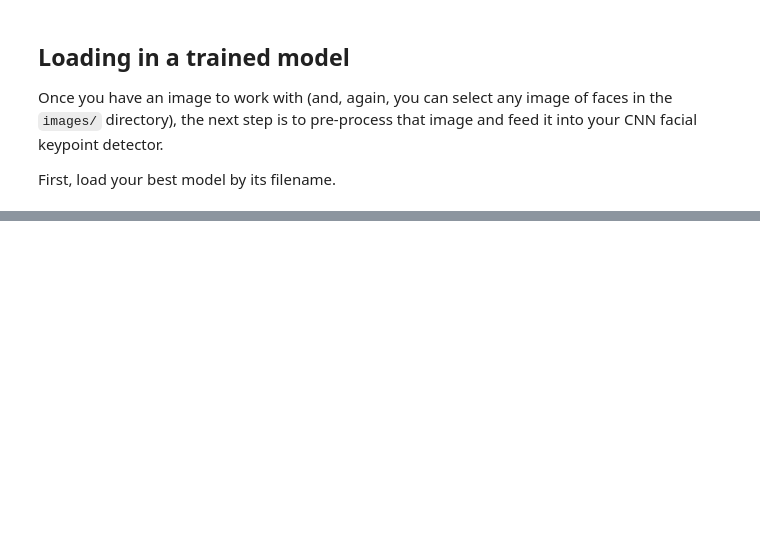
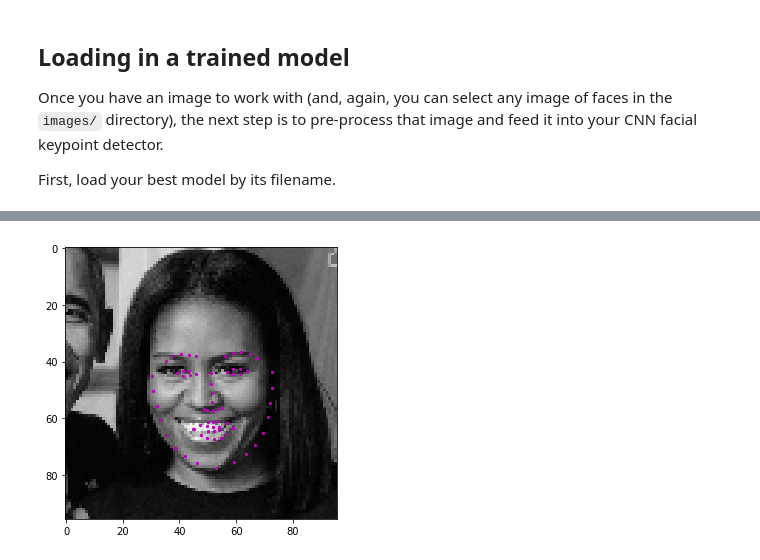
Before and after one commit to AlaaRoshdy/Facial_Keypoint_Detection, a Jupyter notebook: 3. Facial Keypoint Detection, Complete Pipeline.ipynb, the cells around one changed output, grey strips where cells are left out. Cells and saved outputs as stored; diff of their text form; code cells hidden in the pictures; blank space fills up the shorter version.

```diff
--- a/3. Facial Keypoint Detection, Complete Pipeline.ipynb
+++ b/3. Facial Keypoint Detection, Complete Pipeline.ipynb
@@ -106,23 +122,74 @@ You may find it useful to consult to transformation code in `data_load.py` to he
 After each face has been appropriately converted into an input Tensor for your network to see as input, you can apply your `net` to each face. The ouput should be the predicted the facial keypoints. These keypoints will need to be "un-normalized" for display, and you may find it helpful to write a helper function like `show_keypoints`. You should end up with an image like the following with facial keypoints that closely match the facial features on each individual face:
 
 <img src='images/michelle_detected.png' width=30% height=30%/>
+# %%
+def visualize_output(test_image, test_output, gt_pts=None):
+
+        plt.figure(figsize=(10,5))
+
+        # un-transform the image data
+        image = test_image.data   # get the image from it's Variable wrapper
+        image = image.numpy()   # convert to numpy array from a Tensor
+        image = np.transpose(image, (1, 2, 0))   # transpose to go from torch to numpy image
+
+        # un-transform the predicted key_pts data
+        predicted_key_pts = test_output.data
+        predicted_key_pts = predicted_key_pts.numpy()
+        # undo normalization of keypoints
+        predicted_key_pts = predicted_key_pts*50.0+100
+        predicted_key_pts = np.squeeze(predicted_key_pts)
+
+        # image is grayscale
+        plt.imshow(np.squeeze(image), cmap='gray')
+        plt.scatter(predicted_key_pts[:, 0], predicted_key_pts[:, 1], s=20, marker='.', c='m')
 # %%
+from torchvision import transforms
+from PIL import Image
+
 image_copy = np.copy(image)
+
+# Normalize, rescale, reshape
+data_transform = composed = transforms.Compose([transforms.Resize(250),
+                                                transforms.CenterCrop(224),
+                                                transforms.ToTensor(),
+                                                transforms.Normalize([0.485, 0.456, 0.406],
+                                                           [0.229, 0.224, 0.225])])
+
 
 # loop over the detected faces from your haar cascade
 for (x,y,w,h) in faces:
+    pad = 74
 
     # Select the region of interest that is the face in the image
-    roi = image_copy[y:y+h, x:x+w]
+    roi = image_copy[y-pad:y+h+pad, x-pad:x+w+pad]
 
     ## TODO: Convert the face region from RGB to grayscale
+    roi = cv2.cvtColor(roi, cv2.COLOR_RGB2GRAY)
 
     ## TODO: Normalize the grayscale image so that its color range falls in [0,1] instead of [0,255]
+    roi = roi / 255.0
 
     ## TODO: Rescale the detected face to be the expected square size for your CNN (224x224, suggested)
+    roi = cv2.resize(roi, (96, 96))
 
     ## TODO: Reshape the numpy image shape (H x W x C) into a torch image shape (C x H x W)
-
+    # add that third color dim
+    roi = roi.reshape(roi.shape[0], roi.shape[1], 1)
+    roi = roi.transpose((2, 0, 1))
+    roi = torch.from_numpy(roi)
     ## TODO: Make facial keypoint predictions using your loaded, trained network
 
+    # convert image to FloatTensors
+    roi = roi.type(torch.FloatTensor)
+    # forward pass to get net output
+    output_pts = net(roi.unsqueeze(0))
+
+    # reshape to batch_size x 68 x 2 pts
+    output_pts = output_pts.view(output_pts.size()[0], 68, -1)
+
     ## TODO: Display each detected face and the corresponding keypoints
+
+# call it
+visualize_output(roi, output_pts)
+# %% [output]
+[figure, added]
```
Also changed, not shown: parts of 2 cells of this notebook, 3 other files.
